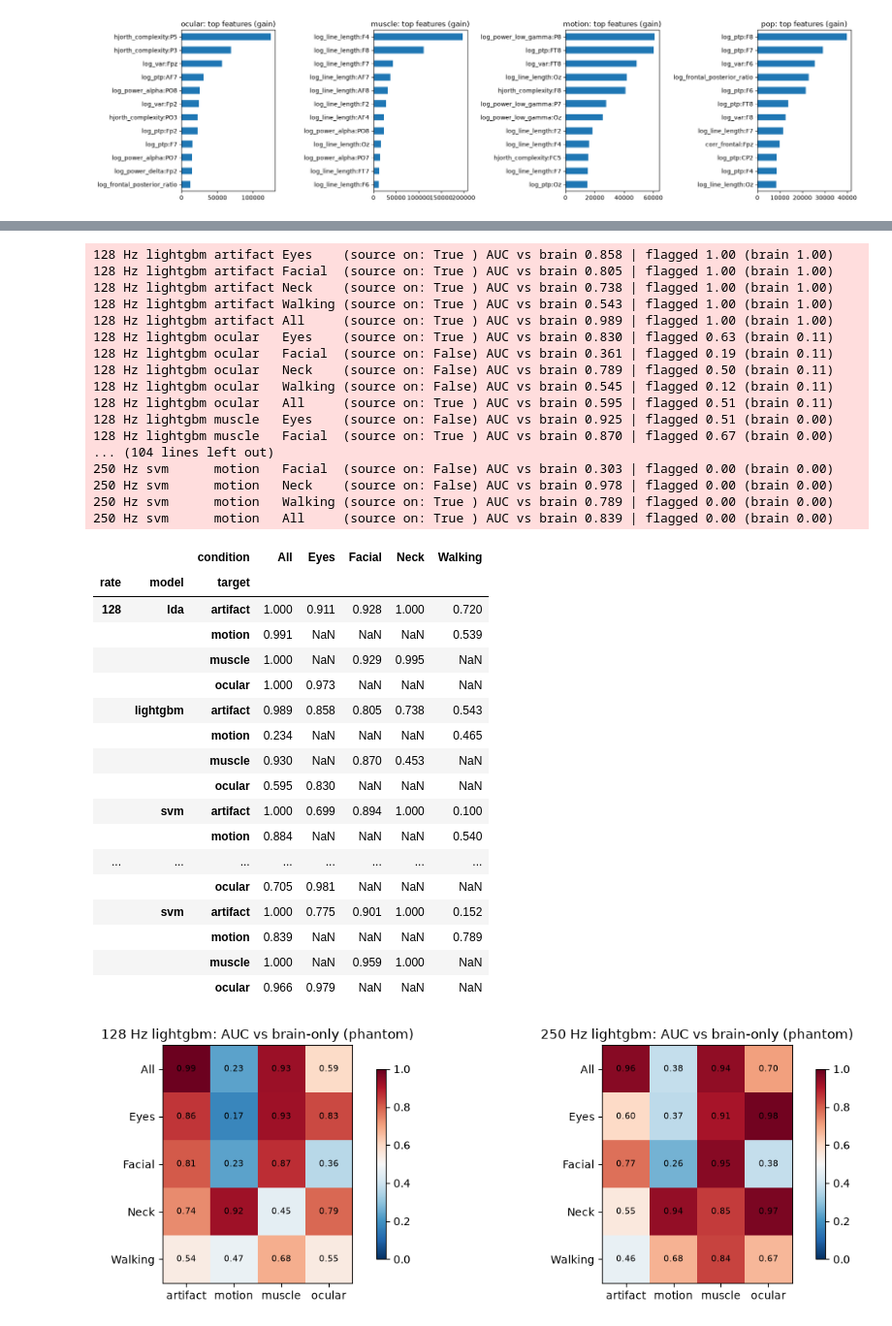
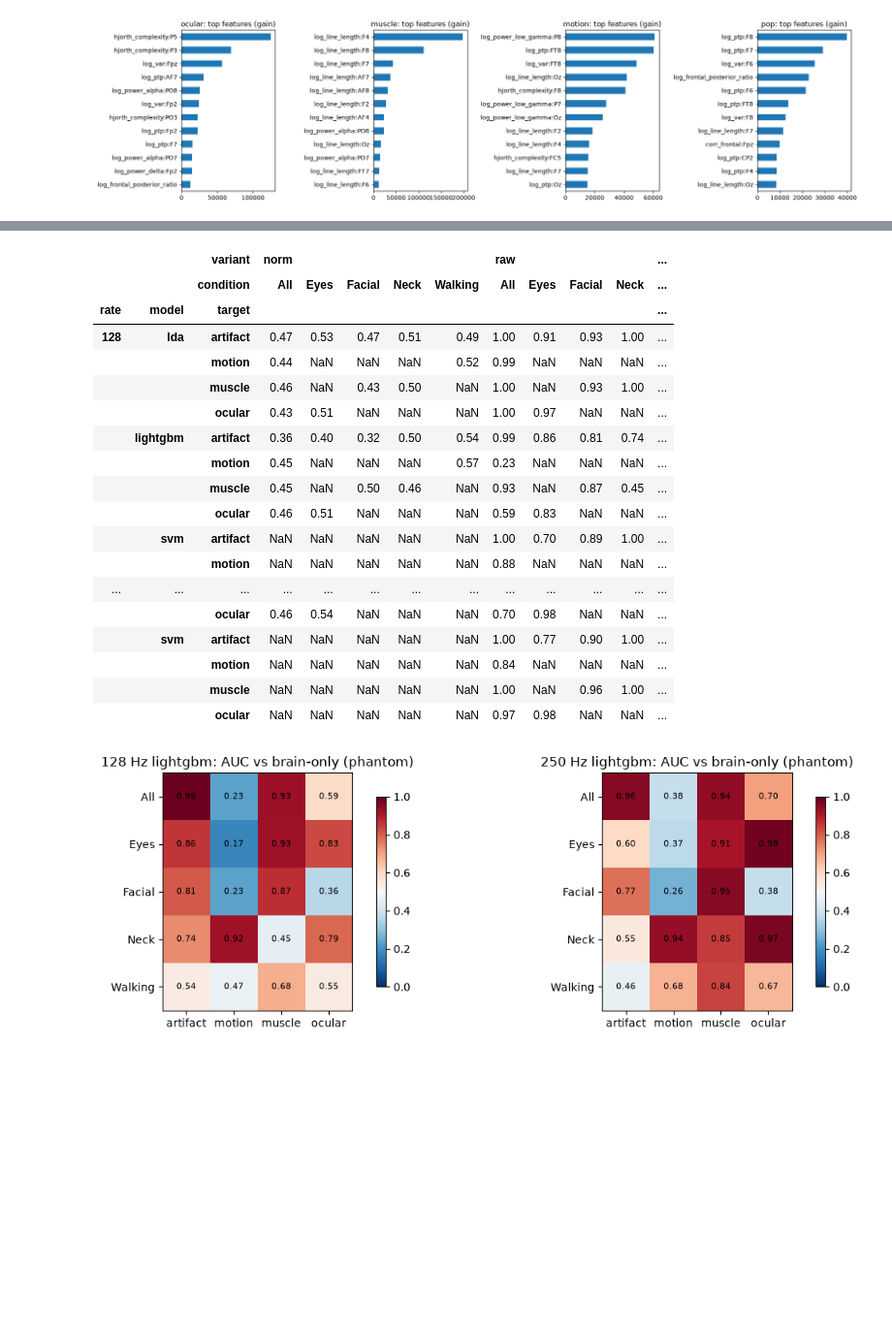
Before and after one commit to Oiggy/cocktail-cortical, a Jupyter notebook: adr/notebooks/04_detectors.ipynb, the cells around one changed output, grey strips where cells are left out. Shown at 97% size. Saved outputs shown, nothing was run; the diff lists cells and outputs as text; code cells hidden in the pictures; blank space fills up the shorter version.

```diff
--- a/adr/notebooks/04_detectors.ipynb
+++ b/adr/notebooks/04_detectors.ipynb
@@ -45,8 +45,9 @@ from adr.detection import features, train, transfer
 from adr.detection.dataset import run_features
 from adr.preprocessing.channels import detector_channels
 
-RUN_TRAINING = False   # True: re-run CV and refit/save the frozen models (slow)
-RUN_TRANSFER = True    # phantom transfer test (a couple of minutes)
+RUN_TRAINING = False   # True: re-run CV and refit/save the frozen models (slow; raw variant)
+RUN_TRANSFER = False   # True: recompute the phantom transfer test (a few minutes per variant)
+RUN_DATASET1 = False   # True: recompute flag rates on clean Dataset I (a few minutes)
 det_dir = paths["results"] / "detectors"
 # %% [markdown]
 ## Features for one run
@@ -129,44 +196,30 @@ the labels are condition-level, so they are coarse.
 # %%
 if RUN_TRANSFER:
-    tr = transfer.run()
+    tr = pd.concat([transfer.run(), transfer.run(models=("lightgbm", "lda"), variant="norm")])
 else:
-    tr = pd.read_csv(det_dir / "phantom_transfer.csv")
-fig = transfer.plot(tr, "lightgbm")
-tr[tr["source_on_for_target"]].pivot_table(index=["rate", "model", "target"], columns="condition", values="auc_vs_brain").round(3)
+    tr = pd.concat([pd.read_csv(det_dir / "phantom_transfer.csv").assign(variant="raw"),
+                    pd.read_csv(det_dir / "phantom_transfer_norm.csv")])
+fig = transfer.plot(tr[tr["variant"] == "raw"], "lightgbm")
+tr[tr["source_on_for_target"]].pivot_table(index=["rate", "model", "target"], columns=["variant", "condition"],
+                                           values="auc_vs_brain").round(2)
 # %% [output]
-128 Hz lightgbm artifact Eyes    (source on: True ) AUC vs brain 0.858 | flagged 1.00 (brain 1.00)
-128 Hz lightgbm artifact Facial  (source on: True ) AUC vs brain 0.805 | flagged 1.00 (brain 1.00)
-128 Hz lightgbm artifact Neck    (source on: True ) AUC vs brain 0.738 | flagged 1.00 (brain 1.00)
-128 Hz lightgbm artifact Walking (source on: True ) AUC vs brain 0.543 | flagged 1.00 (brain 1.00)
-128 Hz lightgbm artifact All     (source on: True ) AUC vs brain 0.989 | flagged 1.00 (brain 1.00)
-128 Hz lightgbm ocular   Eyes    (source on: True ) AUC vs brain 0.830 | flagged 0.63 (brain 0.11)
-128 Hz lightgbm ocular   Facial  (source on: False) AUC vs brain 0.361 | flagged 0.19 (brain 0.11)
-128 Hz lightgbm ocular   Neck    (source on: False) AUC vs brain 0.789 | flagged 0.50 (brain 0.11)
-128 Hz lightgbm ocular   Walking (source on: False) AUC vs brain 0.545 | flagged 0.12 (brain 0.11)
-128 Hz lightgbm ocular   All     (source on: True ) AUC vs brain 0.595 | flagged 0.51 (brain 0.11)
-128 Hz lightgbm muscle   Eyes    (source on: False) AUC vs brain 0.925 | flagged 0.51 (brain 0.00)
-128 Hz lightgbm muscle   Facial  (source on: True ) AUC vs brain 0.870 | flagged 0.67 (brain 0.00)
-... (104 lines left out)
-250 Hz svm      motion   Facial  (source on: False) AUC vs brain 0.303 | flagged 0.00 (brain 0.00)
-250 Hz svm      motion   Neck    (source on: False) AUC vs brain 0.978 | flagged 0.00 (brain 0.00)
-250 Hz svm      motion   Walking (source on: True ) AUC vs brain 0.789 | flagged 0.00 (brain 0.00)
-250 Hz svm      motion   All     (source on: True ) AUC vs brain 0.839 | flagged 0.00 (brain 0.00)
-|  |  | condition | All | Eyes | Facial | Neck | Walking |
-| rate | model | target |  |  |  |  |  |
-| 128 | lda | artifact | 1.000 | 0.911 | 0.928 | 1.000 | 0.720 |
-|  |  | motion | 0.991 | NaN | NaN | NaN | 0.539 |
-|  |  | muscle | 1.000 | NaN | 0.929 | 0.995 | NaN |
-|  |  | ocular | 1.000 | 0.973 | NaN | NaN | NaN |
-|  | lightgbm | artifact | 0.989 | 0.858 | 0.805 | 0.738 | 0.543 |
-|  |  | motion | 0.234 | NaN | NaN | NaN | 0.465 |
-|  |  | muscle | 0.930 | NaN | 0.870 | 0.453 | NaN |
-|  |  | ocular | 0.595 | 0.830 | NaN | NaN | NaN |
-|  | svm | artifact | 1.000 | 0.699 | 0.894 | 1.000 | 0.100 |
-|  |  | motion | 0.884 | NaN | NaN | NaN | 0.540 |
-| ... | ... | ... | ... | ... | ... | ... | ... |
-|  |  | ocular | 0.705 | 0.981 | NaN | NaN | NaN |
-|  | svm | artifact | 1.000 | 0.775 | 0.901 | 1.000 | 0.152 |
-|  |  | motion | 0.839 | NaN | NaN | NaN | 0.789 |
-|  |  | muscle | 1.000 | NaN | 0.959 | 1.000 | NaN |
-|  |  | ocular | 0.966 | 0.979 | NaN | NaN | NaN |
+|  |  | variant | norm |  |  |  |  | raw |  |  |  | ... |
+|  |  | condition | All | Eyes | Facial | Neck | Walking | All | Eyes | Facial | Neck | ... |
+| rate | model | target |  |  |  |  |  |  |  |  |  | ... |
+| 128 | lda | artifact | 0.47 | 0.53 | 0.47 | 0.51 | 0.49 | 1.00 | 0.91 | 0.93 | 1.00 | ... |
+|  |  | motion | 0.44 | NaN | NaN | NaN | 0.52 | 0.99 | NaN | NaN | NaN | ... |
+|  |  | muscle | 0.46 | NaN | 0.43 | 0.50 | NaN | 1.00 | NaN | 0.93 | 1.00 | ... |
+|  |  | ocular | 0.43 | 0.51 | NaN | NaN | NaN | 1.00 | 0.97 | NaN | NaN | ... |
+|  | lightgbm | artifact | 0.36 | 0.40 | 0.32 | 0.50 | 0.54 | 0.99 | 0.86 | 0.81 | 0.74 | ... |
+|  |  | motion | 0.45 | NaN | NaN | NaN | 0.57 | 0.23 | NaN | NaN | NaN | ... |
+|  |  | muscle | 0.45 | NaN | 0.50 | 0.46 | NaN | 0.93 | NaN | 0.87 | 0.45 | ... |
+|  |  | ocular | 0.46 | 0.51 | NaN | NaN | NaN | 0.59 | 0.83 | NaN | NaN | ... |
+|  | svm | artifact | NaN | NaN | NaN | NaN | NaN | 1.00 | 0.70 | 0.89 | 1.00 | ... |
+|  |  | motion | NaN | NaN | NaN | NaN | NaN | 0.88 | NaN | NaN | NaN | ... |
+| ... | ... | ... | ... | ... | ... | ... | ... | ... | ... | ... | ... | ... |
+|  |  | ocular | 0.46 | 0.54 | NaN | NaN | NaN | 0.70 | 0.98 | NaN | NaN | ... |
+|  | svm | artifact | NaN | NaN | NaN | NaN | NaN | 1.00 | 0.77 | 0.90 | 1.00 | ... |
+|  |  | motion | NaN | NaN | NaN | NaN | NaN | 0.84 | NaN | NaN | NaN | ... |
+|  |  | muscle | NaN | NaN | NaN | NaN | NaN | 1.00 | NaN | 0.96 | 1.00 | ... |
+|  |  | ocular | NaN | NaN | NaN | NaN | NaN | 0.97 | 0.98 | NaN | NaN | ... |
 [figure]
```
Also changed, not shown: parts of 6 cells of this notebook, 8 other files.
